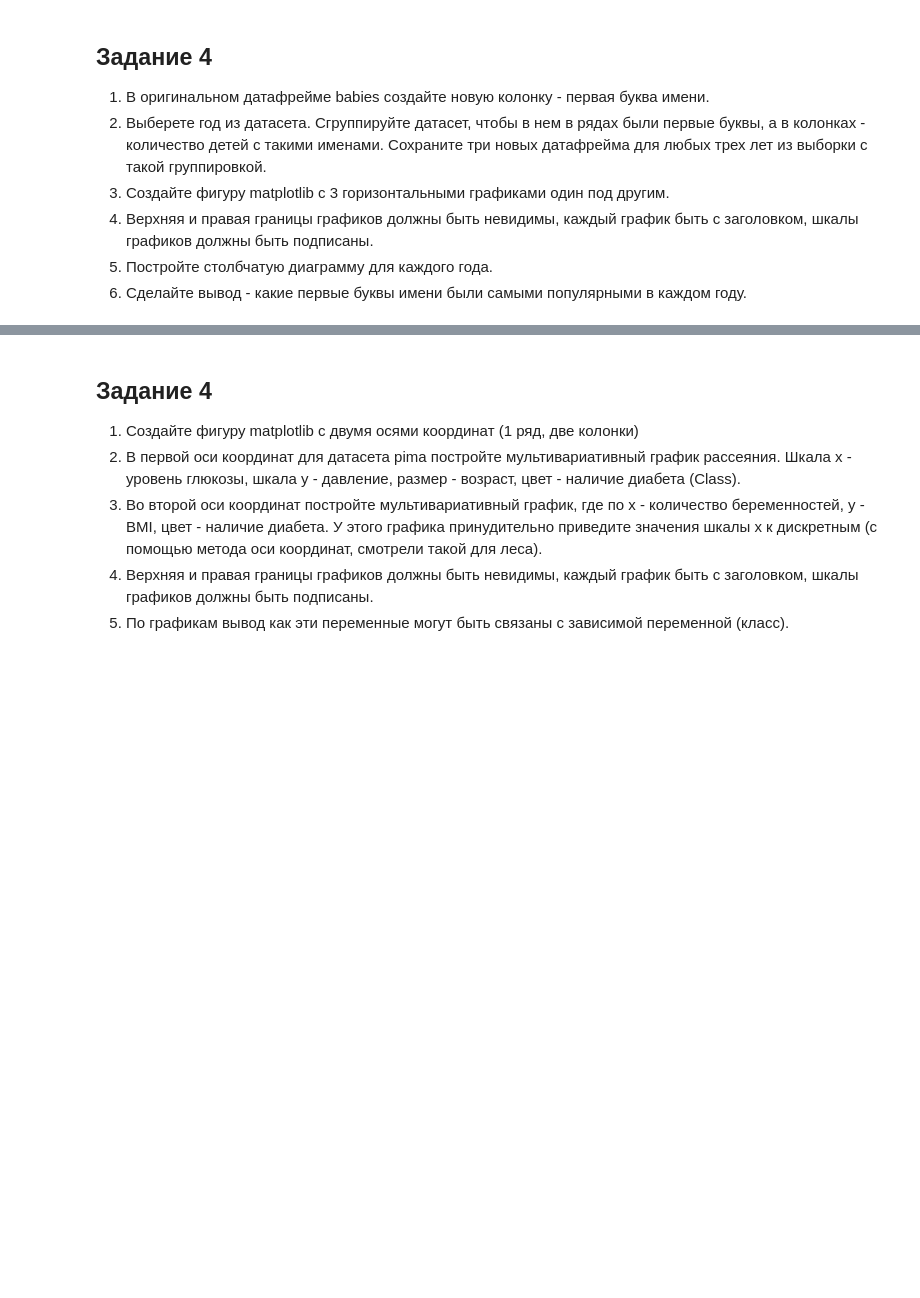
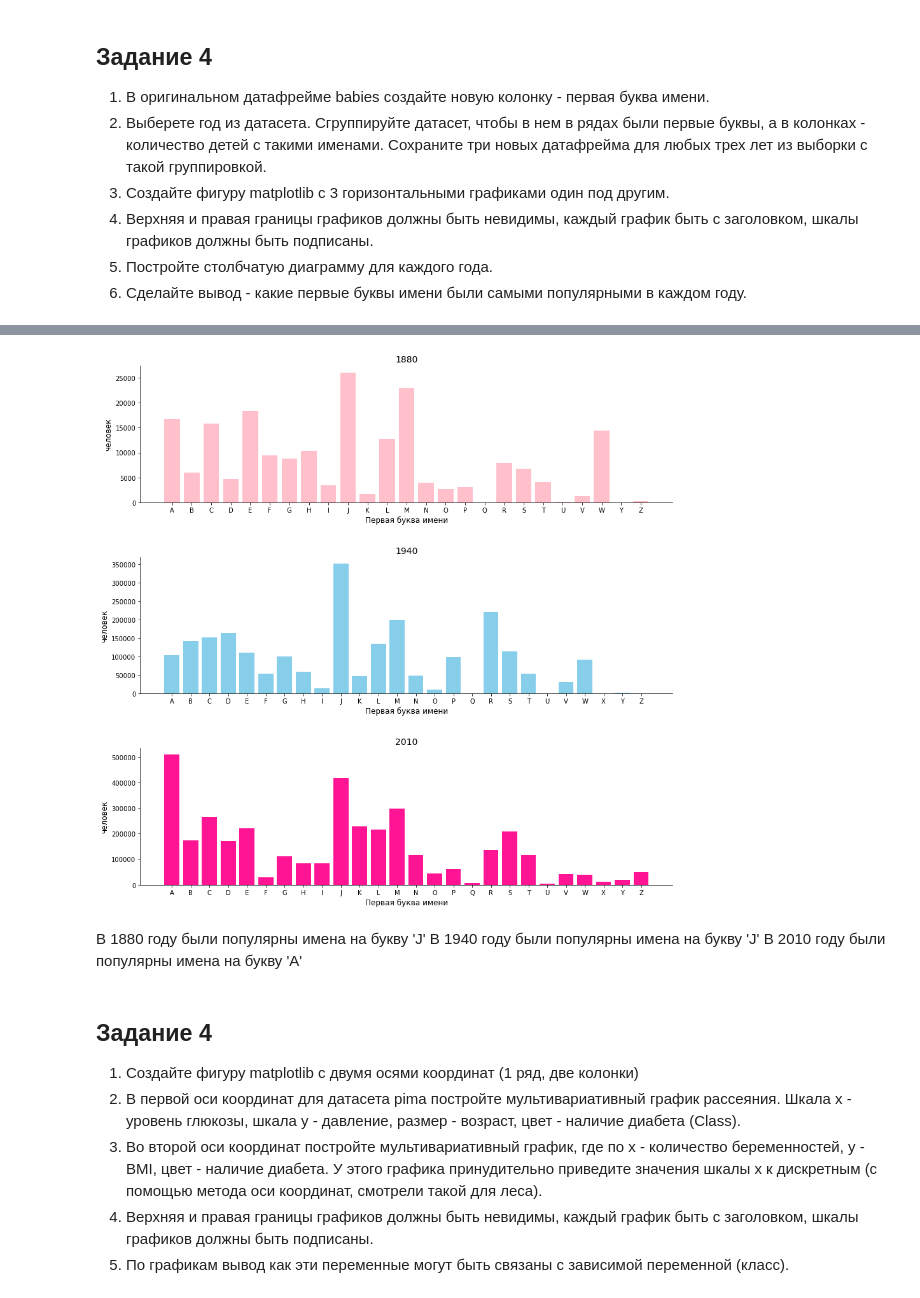
Before and after one commit to MariaZolotko/DPO_Python_2021, a Jupyter notebook: Homework/ЗолотькоМВ8.ipynb, the cells around one changed output, grey strips where cells are left out. Drawn from its saved outputs; the diff is of its cells as text; code cells hidden in the pictures; blank space fills up the shorter version.

```diff
--- a/Homework/ЗолотькоМВ8.ipynb
+++ b/Homework/ЗолотькоМВ8.ipynb
@@ -231,0 +312,2 @@ babies_boys
+# %%
+babies['letter'] = babies['name'].str.slice(start=0, stop=1)
@@ -232,3 +334,33 @@ babies_boys
+# %%
+data_1880 = babies[(babies['year'] == 1880)].groupby(
+    ['letter'], as_index=False)['number'].sum()
+data_1940 = babies[(babies['year'] == 1940)].groupby(
+    ['letter'], as_index=False)['number'].sum()
+data_2010 = babies[(babies['year'] == 2010)].groupby(
+    ['letter'], as_index=False)['number'].sum()
+# %%
+fig, ax = plt.subplots(3, 1, figsize=(15, 15))
+plt.subplots_adjust(hspace=0.4)
+
+ax[0].bar(data_1880.letter, data_1880.number, color='pink', label='1880')
+ax[1].bar(data_1940.letter, data_1940.number, color='skyblue', label='1940')
+ax[2].bar(data_2010.letter, data_2010.number, color='deeppink', label='2010')
+
+ax[0].set_title('1880', fontsize=14)
+ax[1].set_title('1940', fontsize=14)
+ax[2].set_title('2010', fontsize=14)
+
+for x in range(3):
+    ax[x].set_xlabel('Первая буква имени', fontsize=12)
+    ax[x].set_ylabel('человек', fontsize=12)
+    ax[x].spines['right'].set_visible(False)
+    ax[x].spines['top'].set_visible(False)
+# %% [output]
+[figure, added]
+# %% [markdown]
+В 1880 году были популярны имена на букву 'J'
+В 1940 году были популярны имена на букву 'J'
+В 2010 году были популярны имена на букву 'A'
 # %% [markdown]
 ## Задание 4
 
```
Also changed, not shown: parts of 17 cells of this notebook, 2 other files.
